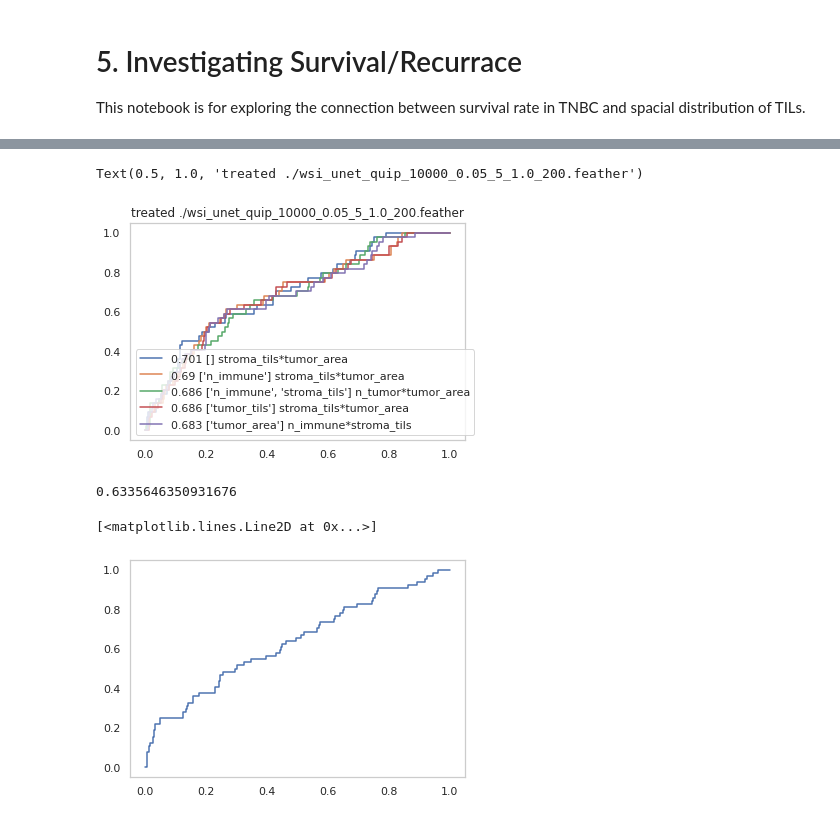
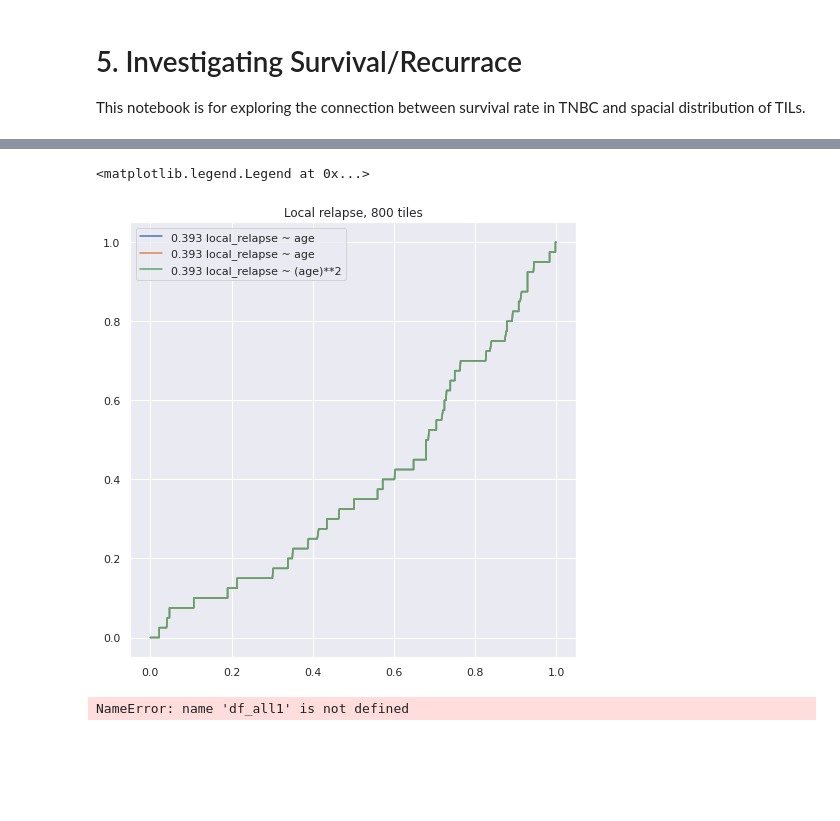
Before and after one commit to karvla/histosnet, a Jupyter notebook: notebooks/5. Investigating Survival.ipynb, the cells around one changed output, grey strips where cells are left out. Cells and saved outputs as stored; diff of their text form; code cells hidden in the pictures; blank space fills up the shorter version.

```diff
--- a/notebooks/5. Investigating Survival.ipynb
+++ b/notebooks/5. Investigating Survival.ipynb
@@ -354,0 +291,4 @@ df_ttest.iloc[:10]
+# %%
+#df_all = make_dataframe('./wsi_unet_quip_10000_0.05_5_1.0_800.feather', 100, 100)
+#df_all = make_dataframe('./wsi_unet_quip_10000_0.05_5_1.0_800.feather')
+df_all = make_dataframe('./wsi_quip2_0.2_5_1.0_1600.feather')
@@ -355,2 +366,2 @@ df_ttest.iloc[:10]
 # %%
-df_all = make_dataframe('./wsi_unet_quip_10000_0.05_5_1.0_800.feather', 100, 100)
+#df_all = make_dataframe('./wsi_unet_quip_10000_0.05_5_1.0_800.feather')
@@ -425,0 +373,11 @@ df2
+# %%
+df_treated = df_all[df_all["treated"] == 1]
+df_distant = try_interactions(df_treated, features, "distant_relapse")
+df_local = try_interactions(df_treated, features, "local_relapse")
+# %%
+plt.figure(figsize=(8,8))
+sns.set()
+plt.title("Distant relapse, 800 tiles")
+for n, row in df_distant.iloc[:3].iterrows():
+    plt.plot(*row["roc"], label=f"{round(row['AUC'],3)} {row['formula']}")
+plt.legend()
@@ -426,11 +387,12 @@ df2
 # %%
-for n, row in df2.iloc[0:5].iterrows():
-    plt.plot(*row["roc"], label=f"{round(row['AUC'],3)} {row['features']}")
+plt.figure(figsize=(8,8))
+plt.title("Local relapse, 800 tiles")
+for n, row in df_local.iloc[0:3].iterrows():
+    plt.plot(*row["roc"], label=f"{round(row['AUC'],3)} {row['formula']}")
 plt.legend()
-plt.title("treated ./wsi_unet_quip_10000_0.05_5_1.0_200.feather")
 # %% [output]
-Text(0.5, 1.0, 'treated ./wsi_unet_quip_10000_0.05_5_1.0_200.feather')
+<matplotlib.legend.Legend at 0x...>
-[figure, old version]
+[figure, new version]
 # %%
 def logit_features(features, classes, df):
     df = df[features + classes].dropna()
@@ -439,14 +401,12 @@ def logit_features(features, classes, df):
     return logit(y, X)
 
 
-df = df_all[df_all["treated"] == 1]
-true, pred = logit_features(['immune_area', 'n_tumor', 'n_immune'], ['local_relapse'] , df_all)
+df = df_all1[df_all1["treated"] == 1]
+true, pred = logit_features(['stroma_tils'], ['local_relapse'] , df_all)
 tpr, fpr, thresholds = roc_curve(true, pred)
 print(roc_auc_score(true, pred))
 plt.plot(tpr, fpr)
 # %% [output]
-0.6335646350931676
+NameError: name 'df_all1' is not defined
-[<matplotlib.lines.Line2D at 0x...>]
-[figure, removed]
 # %%
 df2
```
Also changed, not shown: parts of 24 cells of this notebook.
